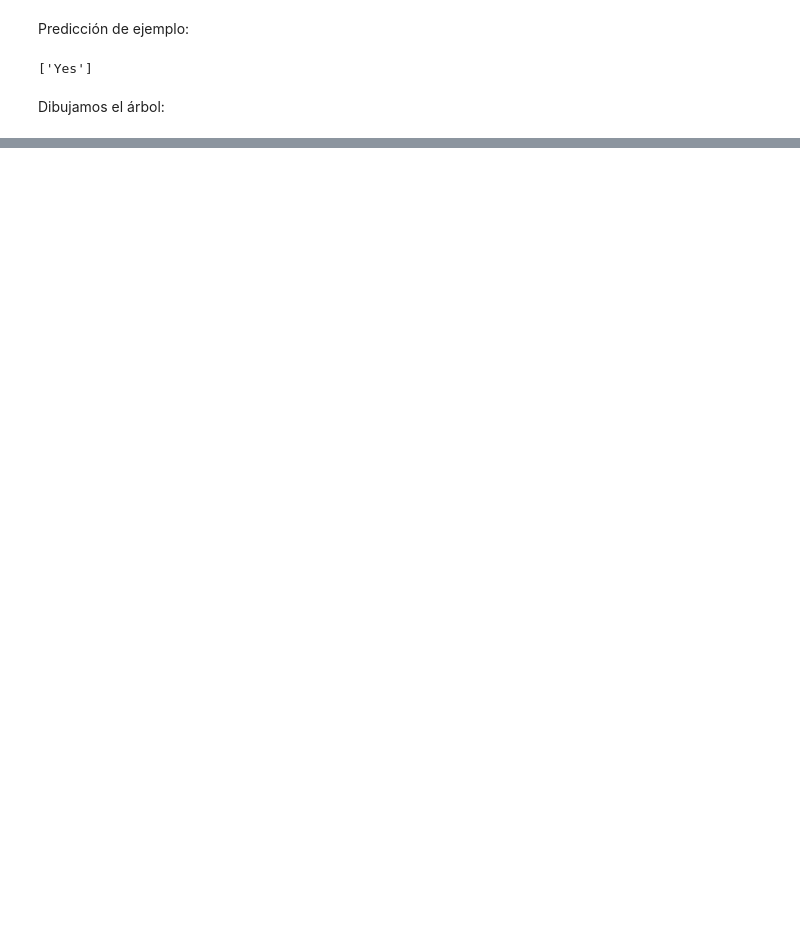
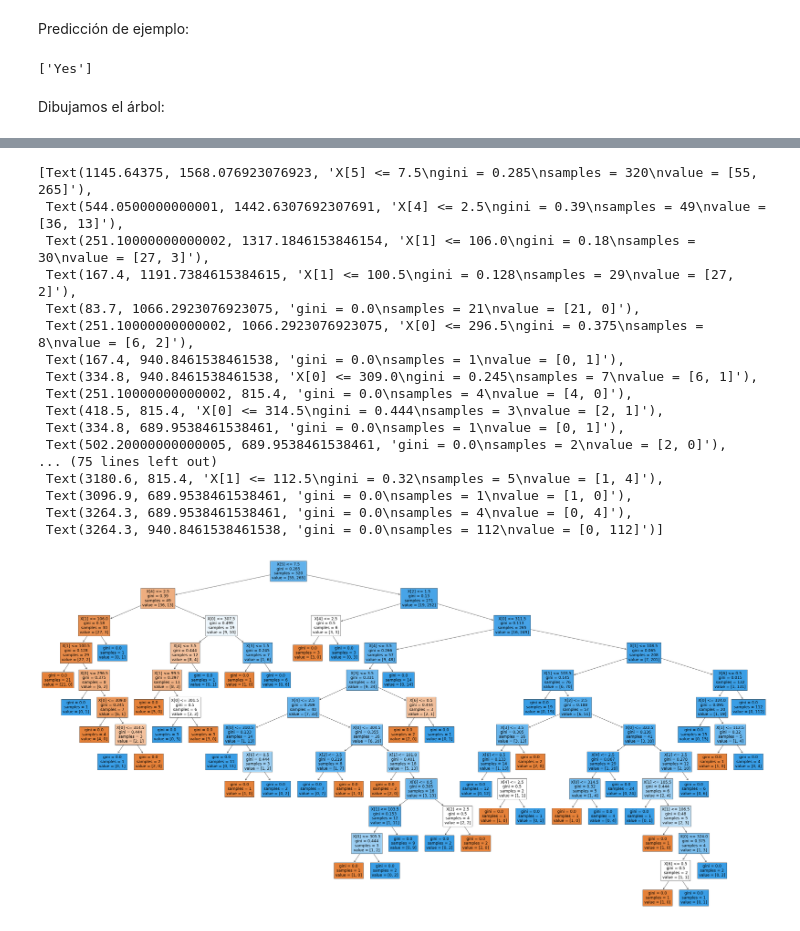
Before and after one commit to DanielCarrascoPerez/AAMD, a Jupyter notebook: Trabajo2/Daniel_Carrasco_Perez_Trabajo_2.ipynb, the cells around one changed output, grey strips where cells are left out. Drawn from its saved outputs; the diff is of its cells as text; code cells hidden in the pictures; blank space fills up the shorter version.

```diff
--- a/Trabajo2/Daniel_Carrasco_Perez_Trabajo_2.ipynb
+++ b/Trabajo2/Daniel_Carrasco_Perez_Trabajo_2.ipynb
@@ -222,0 +209,23 @@ AttributeError: ignored
+# %%
+from sklearn.tree import plot_tree
+plt.figure(figsize=(60,30))
+plot_tree(model, filled=True)
+# %% [output]
+[Text(1145.64375, 1568.076923076923, 'X[5] <= 7.5\ngini = 0.285\nsamples = 320\nvalue = [55, 265]'),
+ Text(544.0500000000001, 1442.6307692307691, 'X[4] <= 2.5\ngini = 0.39\nsamples = 49\nvalue = [36, 13]'),
+ Text(251.10000000000002, 1317.1846153846154, 'X[1] <= 106.0\ngini = 0.18\nsamples = 30\nvalue = [27, 3]'),
+ Text(167.4, 1191.7384615384615, 'X[1] <= 100.5\ngini = 0.128\nsamples = 29\nvalue = [27, 2]'),
+ Text(83.7, 1066.2923076923075, 'gini = 0.0\nsamples = 21\nvalue = [21, 0]'),
+ Text(251.10000000000002, 1066.2923076923075, 'X[0] <= 296.5\ngini = 0.375\nsamples = 8\nvalue = [6, 2]'),
+ Text(167.4, 940.8461538461538, 'gini = 0.0\nsamples = 1\nvalue = [0, 1]'),
+ Text(334.8, 940.8461538461538, 'X[0] <= 309.0\ngini = 0.245\nsamples = 7\nvalue = [6, 1]'),
+ Text(251.10000000000002, 815.4, 'gini = 0.0\nsamples = 4\nvalue = [4, 0]'),
+ Text(418.5, 815.4, 'X[0] <= 314.5\ngini = 0.444\nsamples = 3\nvalue = [2, 1]'),
+ Text(334.8, 689.9538461538461, 'gini = 0.0\nsamples = 1\nvalue = [0, 1]'),
+ Text(502.20000000000005, 689.9538461538461, 'gini = 0.0\nsamples = 2\nvalue = [2, 0]'),
+... (75 lines left out)
+ Text(3180.6, 815.4, 'X[1] <= 112.5\ngini = 0.32\nsamples = 5\nvalue = [1, 4]'),
+ Text(3096.9, 689.9538461538461, 'gini = 0.0\nsamples = 1\nvalue = [1, 0]'),
+ Text(3264.3, 689.9538461538461, 'gini = 0.0\nsamples = 4\nvalue = [0, 4]'),
+ Text(3264.3, 940.8461538461538, 'gini = 0.0\nsamples = 112\nvalue = [0, 112]')]
+[figure, added]
```
Also changed, not shown: parts of 10 cells of this notebook.
